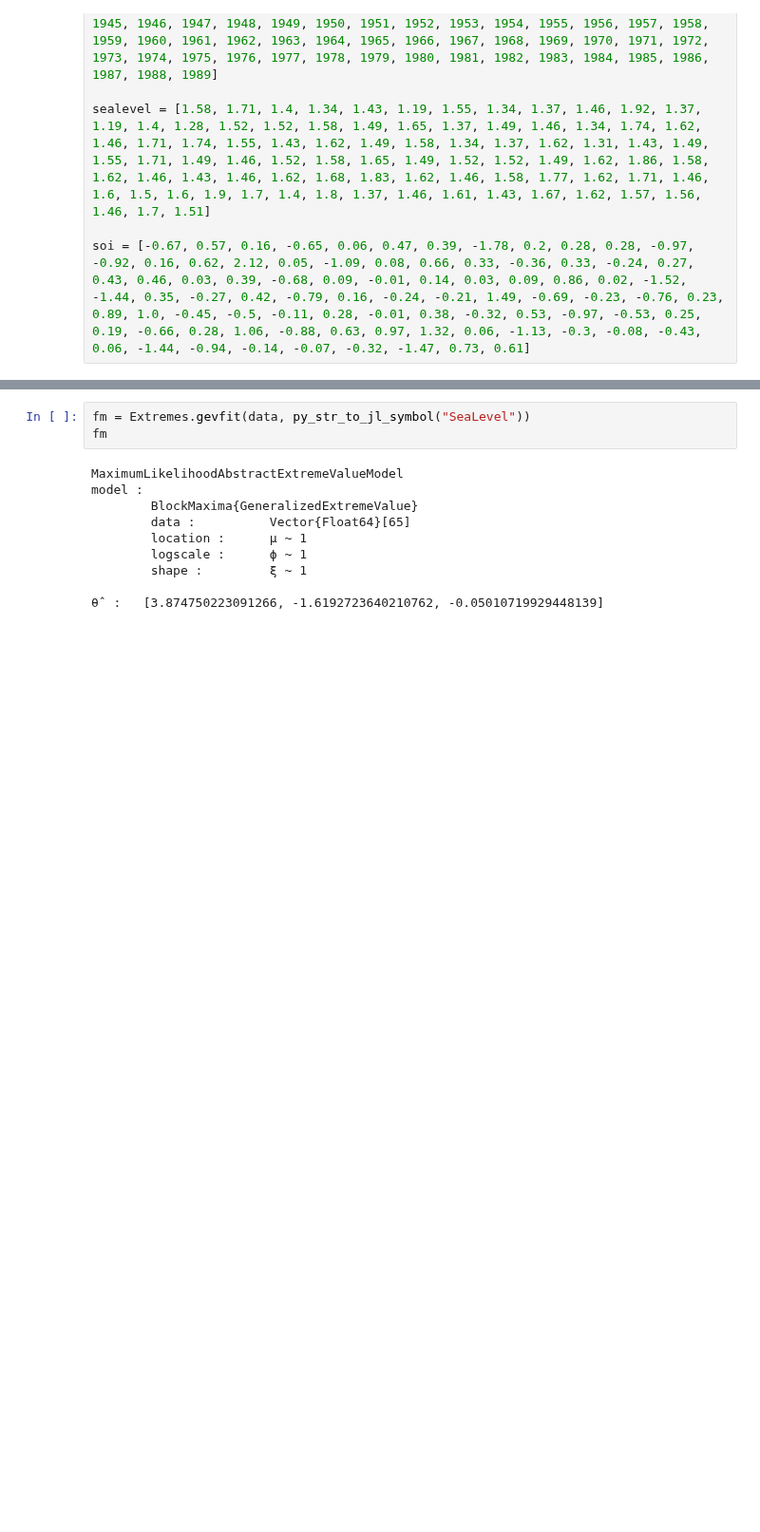
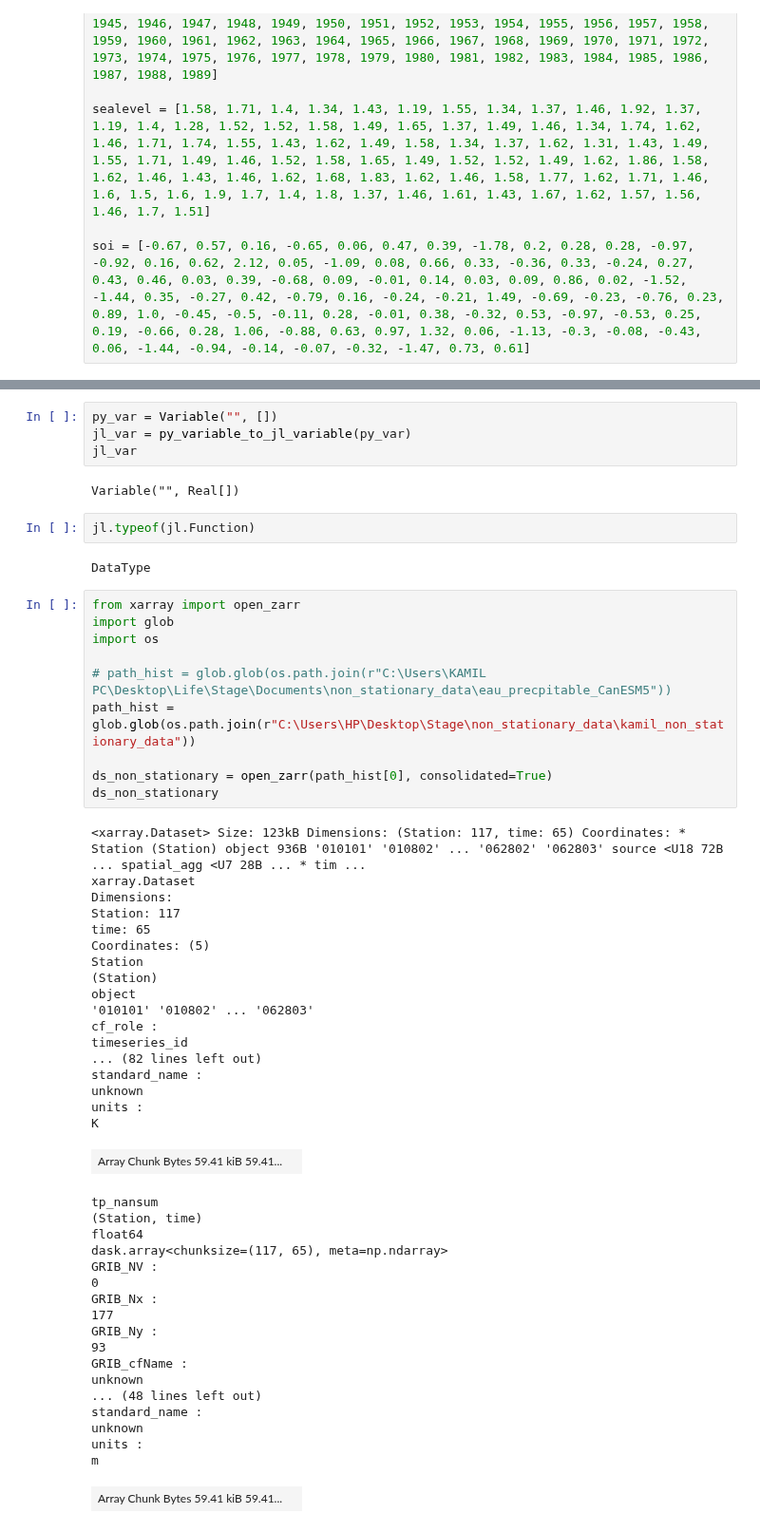
Before and after one commit to hydrologie/xhydro, a Jupyter notebook: docs/notebooks/debug_dev.ipynb, the cells around one changed output, grey strips where cells are left out. Shown at 95% size. Cells and saved outputs as stored; diff of their text form; blank space fills up the shorter version.

```diff
--- a/docs/notebooks/debug_dev.ipynb
+++ b/docs/notebooks/debug_dev.ipynb
@@ -106,13 +19,57 @@ juliacall.AnyValue
-# %%
-fm = Extremes.gevfit(data, py_str_to_jl_symbol("SeaLevel"))
-fm
-# %% [output]
-MaximumLikelihoodAbstractExtremeValueModel
-model :
-        BlockMaxima{GeneralizedExtremeValue}
-        data :          Vector{Float64}[65]
-        location :      μ ~ 1
-        logscale :      ϕ ~ 1
-        shape :         ξ ~ 1
-
-θ̂  :   [3.874750223091266, -1.6192723640210762, -0.05010719929448139]
+# %%
+py_var = Variable("", [])
+jl_var = py_variable_to_jl_variable(py_var)
+jl_var
+# %% [output]
+Variable("", Real[])
+# %%
+jl.typeof(jl.Function)
+# %% [output]
+DataType
+# %%
+from xarray import open_zarr
+import glob
+import os
+
+# path_hist = glob.glob(os.path.join(r"C:\Users\KAMIL PC\Desktop\Life\Stage\Documents\non_stationary_data\eau_precpitable_CanESM5"))
+path_hist = glob.glob(os.path.join(r"C:\Users\HP\Desktop\Stage\non_stationary_data\kamil_non_stationary_data"))
+
+ds_non_stationary = open_zarr(path_hist[0], consolidated=True)
+ds_non_stationary
+# %% [output]
+<xarray.Dataset> Size: 123kB Dimensions: (Station: 117, time: 65) Coordinates: * Station (Station) object 936B '010101' '010802' ... '062802' '062803' source <U18 72B ... spatial_agg <U7 28B ... * tim ...
+xarray.Dataset
+Dimensions:
+Station: 117
+time: 65
+Coordinates: (5)
+Station
+(Station)
+object
+'010101' '010802' ... '062803'
+cf_role :
+timeseries_id
+... (82 lines left out)
+standard_name :
+unknown
+units :
+K
+| Array Chunk Bytes 59.41 kiB 59.41... |  |
+tp_nansum
+(Station, time)
+float64
+dask.array<chunksize=(117, 65), meta=np.ndarray>
+GRIB_NV :
+0
+GRIB_Nx :
+177
+GRIB_Ny :
+93
+GRIB_cfName :
+unknown
+... (48 lines left out)
+standard_name :
+unknown
+units :
+m
+| Array Chunk Bytes 59.41 kiB 59.41... |  |
```
Also changed, not shown: parts of 10 cells of this notebook, 4 other files.
